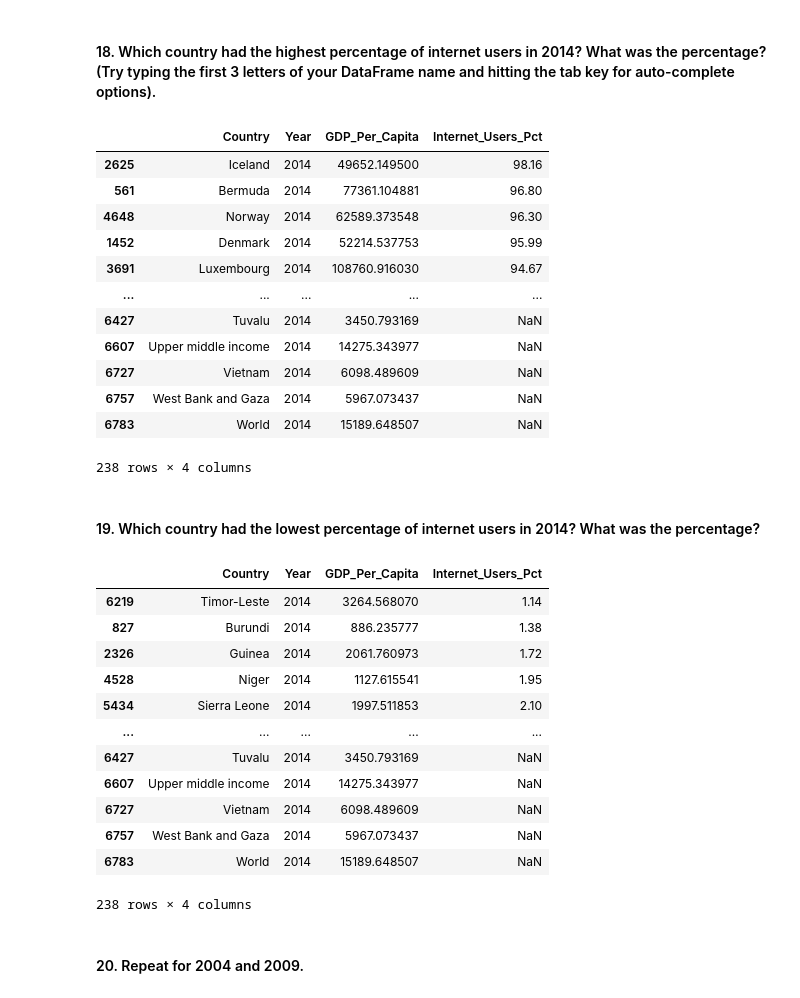
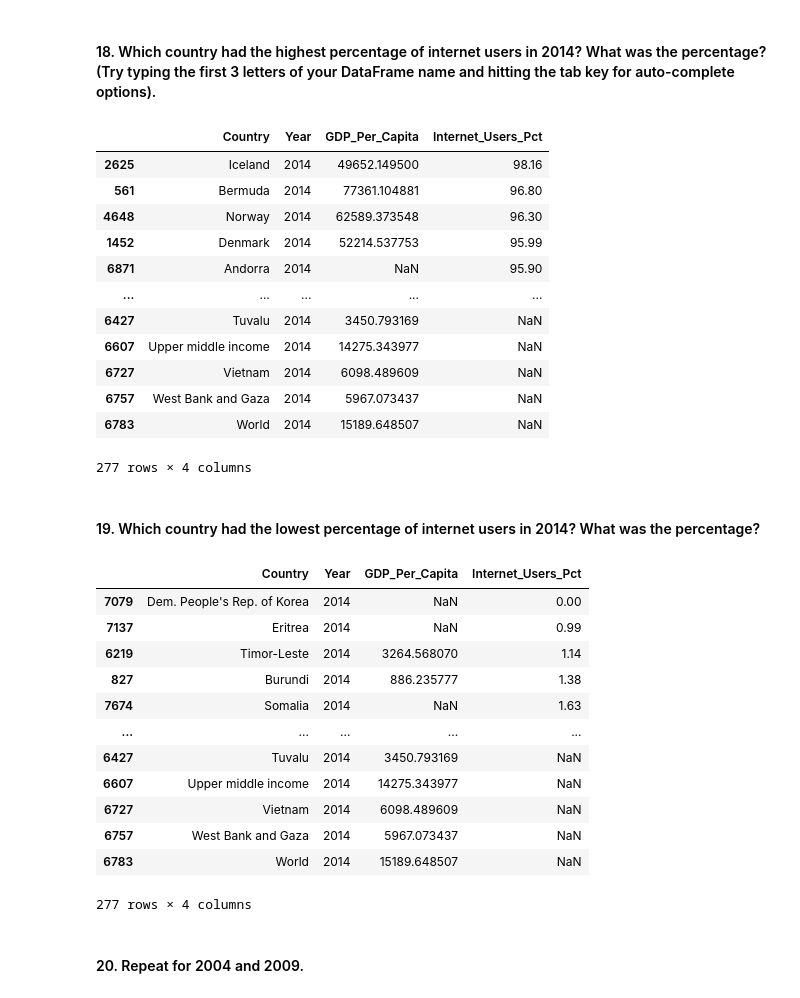
Before and after one commit to NSS-Data-Analytics-Cohort-6/gdp-and-internet-usage-robschulteis, a Jupyter notebook: notebook/GDP .ipynb, the cells around one changed output. Cells and saved outputs as stored; diff of their text form; code cells hidden in the pictures.

```diff
--- a/notebook/GDP .ipynb
+++ b/notebook/GDP .ipynb
@@ -126,7 +126,7 @@ print(internet_df.head())
 # %% [markdown]
 #### 13.	Merge the two DataFrames to one. Merge **all rows** from each of the two DataFrames. Call the new DataFrame `gdp_and_internet_use`.
 # %%
-gdp_and_internet_use = pd.merge(gdp_df, internet_df, how='left', on=['Country','Year'])
+gdp_and_internet_use = pd.merge(gdp_df, internet_df, how='outer', on=['Country','Year']) #abi outer join
 # %%
 print(gdp_and_internet_use)
 # %% [output]
@@ -209,35 +209,35 @@ df_2014.sort_values(
 | 561 | Bermuda | 2014 | 77361.104881 | 96.80 |
 | 4648 | Norway | 2014 | 62589.373548 | 96.30 |
 | 1452 | Denmark | 2014 | 52214.537753 | 95.99 |
-| 3691 | Luxembourg | 2014 | 108760.916030 | 94.67 |
+| 6871 | Andorra | 2014 | NaN | 95.90 |
 | ... | ... | ... | ... | ... |
 | 6427 | Tuvalu | 2014 | 3450.793169 | NaN |
 | 6607 | Upper middle income | 2014 | 14275.343977 | NaN |
 | 6727 | Vietnam | 2014 | 6098.489609 | NaN |
 | 6757 | West Bank and Gaza | 2014 | 5967.073437 | NaN |
 | 6783 | World | 2014 | 15189.648507 | NaN |
-238 rows × 4 columns
+277 rows × 4 columns
 # %% [markdown]
 #### 19.	Which country had the lowest percentage of internet users in 2014? What was the percentage?
 # %%
 df_2014.sort_values(
      by="Internet_Users_Pct",
      ascending=True,
-    ) ##Timor_Lestec 1.14
+    )
 # %% [output]
 |  | Country | Year | GDP_Per_Capita | Internet_Users_Pct |
+| 7079 | Dem. People's Rep. of Korea | 2014 | NaN | 0.00 |
+| 7137 | Eritrea | 2014 | NaN | 0.99 |
 | 6219 | Timor-Leste | 2014 | 3264.568070 | 1.14 |
 | 827 | Burundi | 2014 | 886.235777 | 1.38 |
-| 2326 | Guinea | 2014 | 2061.760973 | 1.72 |
-| 4528 | Niger | 2014 | 1127.615541 | 1.95 |
-| 5434 | Sierra Leone | 2014 | 1997.511853 | 2.10 |
+| 7674 | Somalia | 2014 | NaN | 1.63 |
 | ... | ... | ... | ... | ... |
 | 6427 | Tuvalu | 2014 | 3450.793169 | NaN |
 | 6607 | Upper middle income | 2014 | 14275.343977 | NaN |
 | 6727 | Vietnam | 2014 | 6098.489609 | NaN |
 | 6757 | West Bank and Gaza | 2014 | 5967.073437 | NaN |
 | 6783 | World | 2014 | 15189.648507 | NaN |
-238 rows × 4 columns
+277 rows × 4 columns
 # %% [markdown]
 #### 20. Repeat for 2004 and 2009.
 # %%
```
Also changed, not shown: parts of 13 cells of this notebook.
